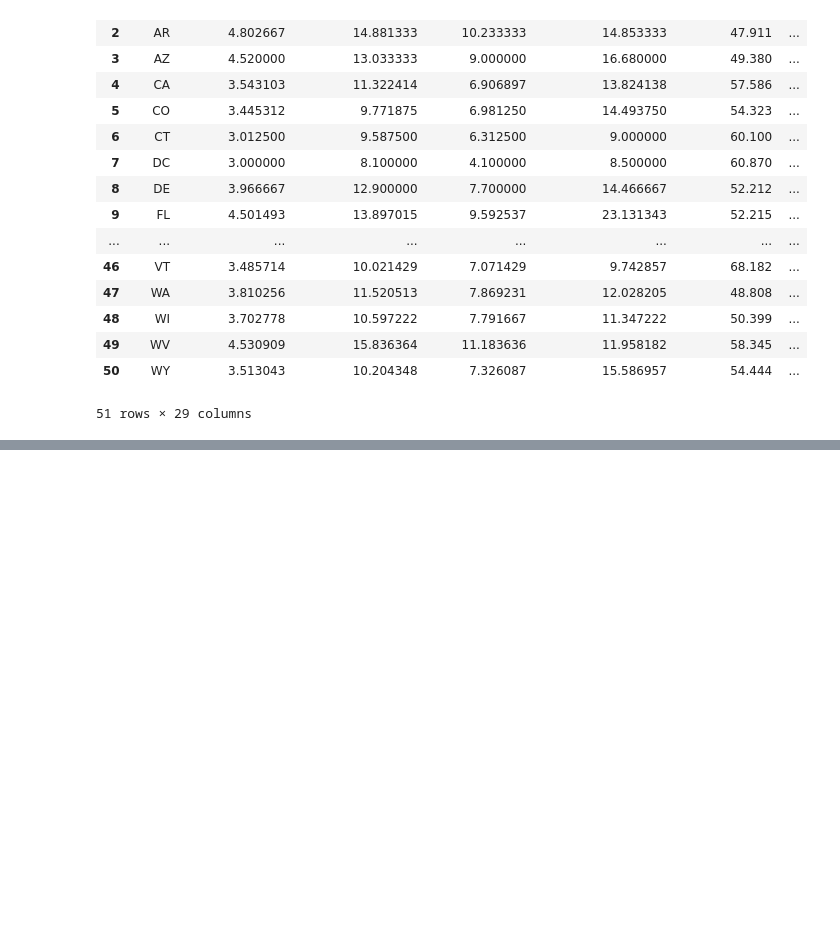
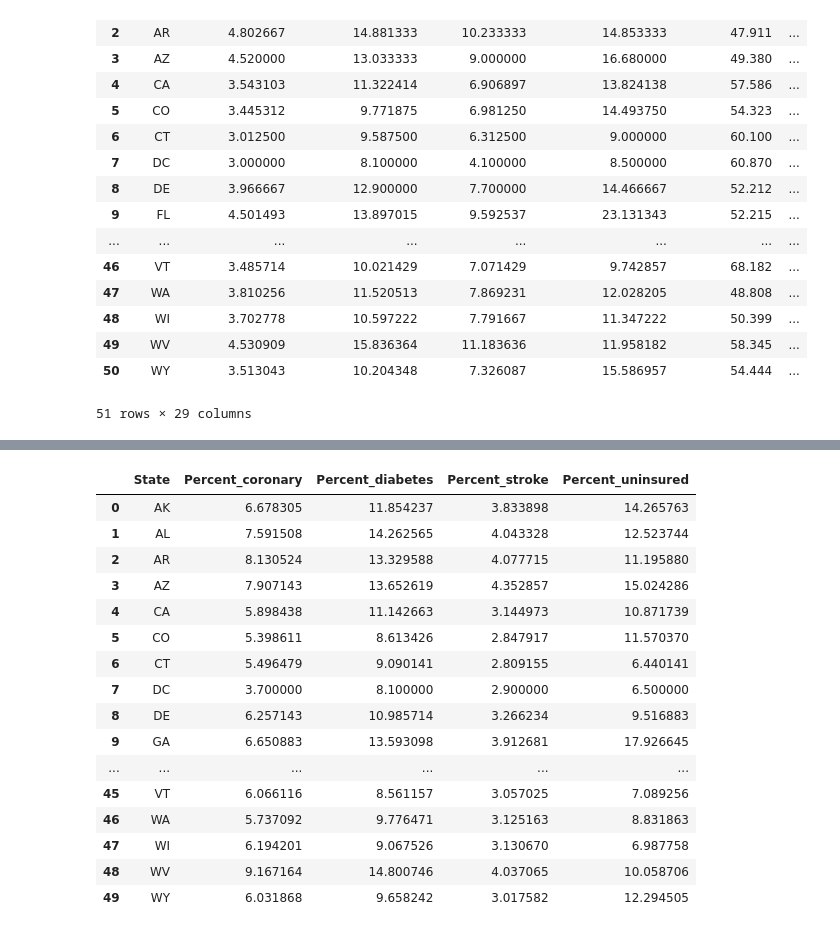
Before and after one commit to evan-dallas01/Capstone01, a Jupyter notebook: Capstone API data.ipynb, the cells around one changed output, grey strips where cells are left out. Cells and saved outputs as stored; diff of their text form; code cells hidden in the pictures; blank space fills up the shorter version.

```diff
--- a/Capstone API data.ipynb
+++ b/Capstone API data.ipynb
@@ -657,0 +837,2 @@ diabetes2021_percent
+# %%
+ins2021_percent=ins2021_percent.reset_index().rename(columns={'StateAbbr':'State', 'Data_Value':'Percent_uninsured'})
@@ -658 +859,27 @@ diabetes2021_percent
+# %%
+health_data2021=heart2021_percent.merge(diabetes2021_percent, how='inner', on='State')
+# %%
+health_data2021=health_data2021.merge(stroke2021_percent, how='inner', on='State')
+# %%
+health_data2021=health_data2021.merge(ins2021_percent, how='inner', on='State')
+# %%
+health_data2021
+# %% [output]
+|  | State | Percent_coronary | Percent_diabetes | Percent_stroke | Percent_uninsured |
+| 0 | AK | 6.678305 | 11.854237 | 3.833898 | 14.265763 |
+| 1 | AL | 7.591508 | 14.262565 | 4.043328 | 12.523744 |
+| 2 | AR | 8.130524 | 13.329588 | 4.077715 | 11.195880 |
+| 3 | AZ | 7.907143 | 13.652619 | 4.352857 | 15.024286 |
+| 4 | CA | 5.898438 | 11.142663 | 3.144973 | 10.871739 |
+| 5 | CO | 5.398611 | 8.613426 | 2.847917 | 11.570370 |
+| 6 | CT | 5.496479 | 9.090141 | 2.809155 | 6.440141 |
+| 7 | DC | 3.700000 | 8.100000 | 2.900000 | 6.500000 |
+| 8 | DE | 6.257143 | 10.985714 | 3.266234 | 9.516883 |
+| 9 | GA | 6.650883 | 13.593098 | 3.912681 | 17.926645 |
+| ... | ... | ... | ... | ... | ... |
+| 45 | VT | 6.066116 | 8.561157 | 3.057025 | 7.089256 |
+| 46 | WA | 5.737092 | 9.776471 | 3.125163 | 8.831863 |
+| 47 | WI | 6.194201 | 9.067526 | 3.130670 | 6.987758 |
+| 48 | WV | 9.167164 | 14.800746 | 4.037065 | 10.058706 |
+| 49 | WY | 6.031868 | 9.658242 | 3.017582 | 12.294505 |
 # %%
```
Also changed, not shown: parts of 64 cells of this notebook.
